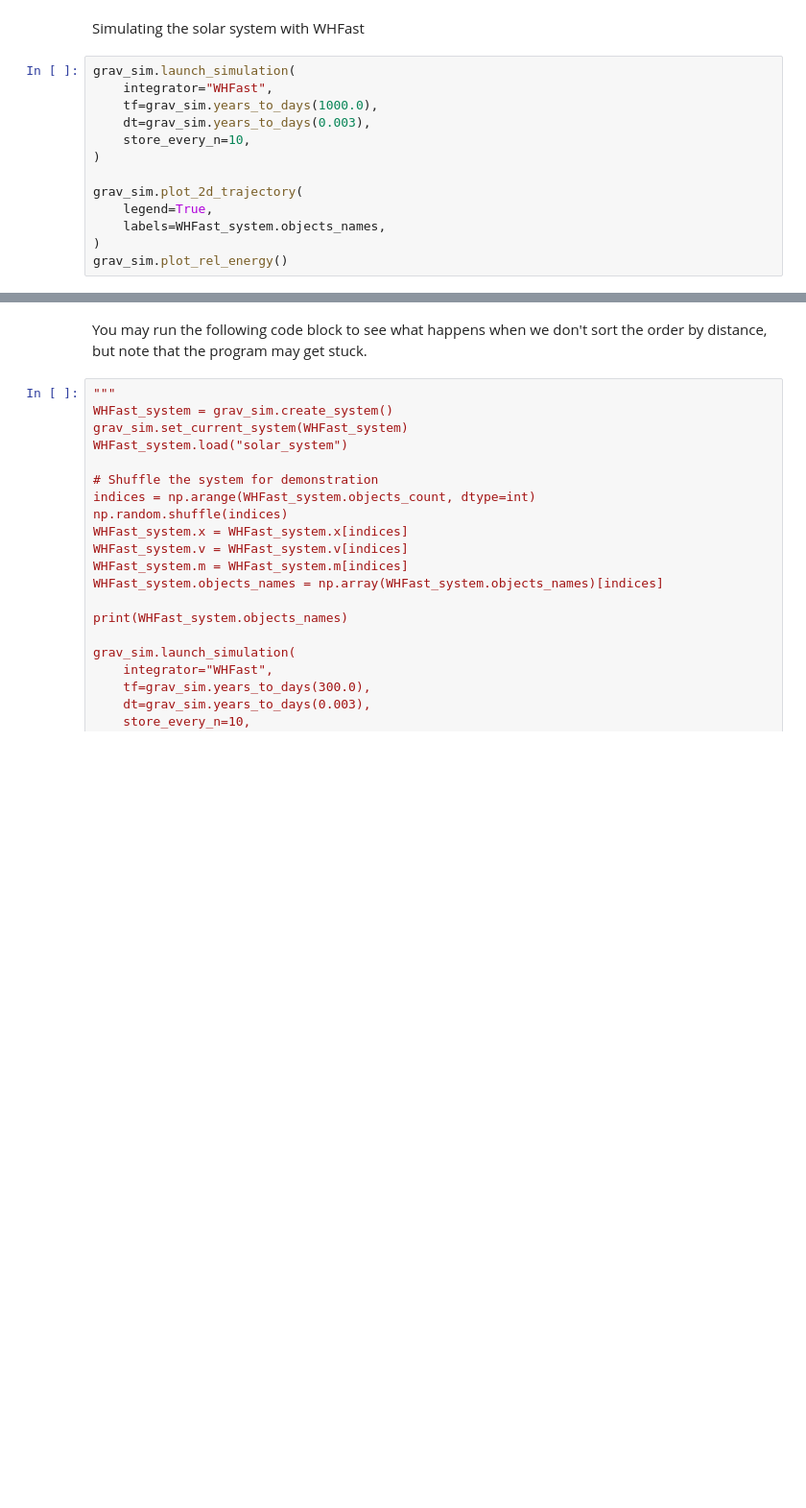
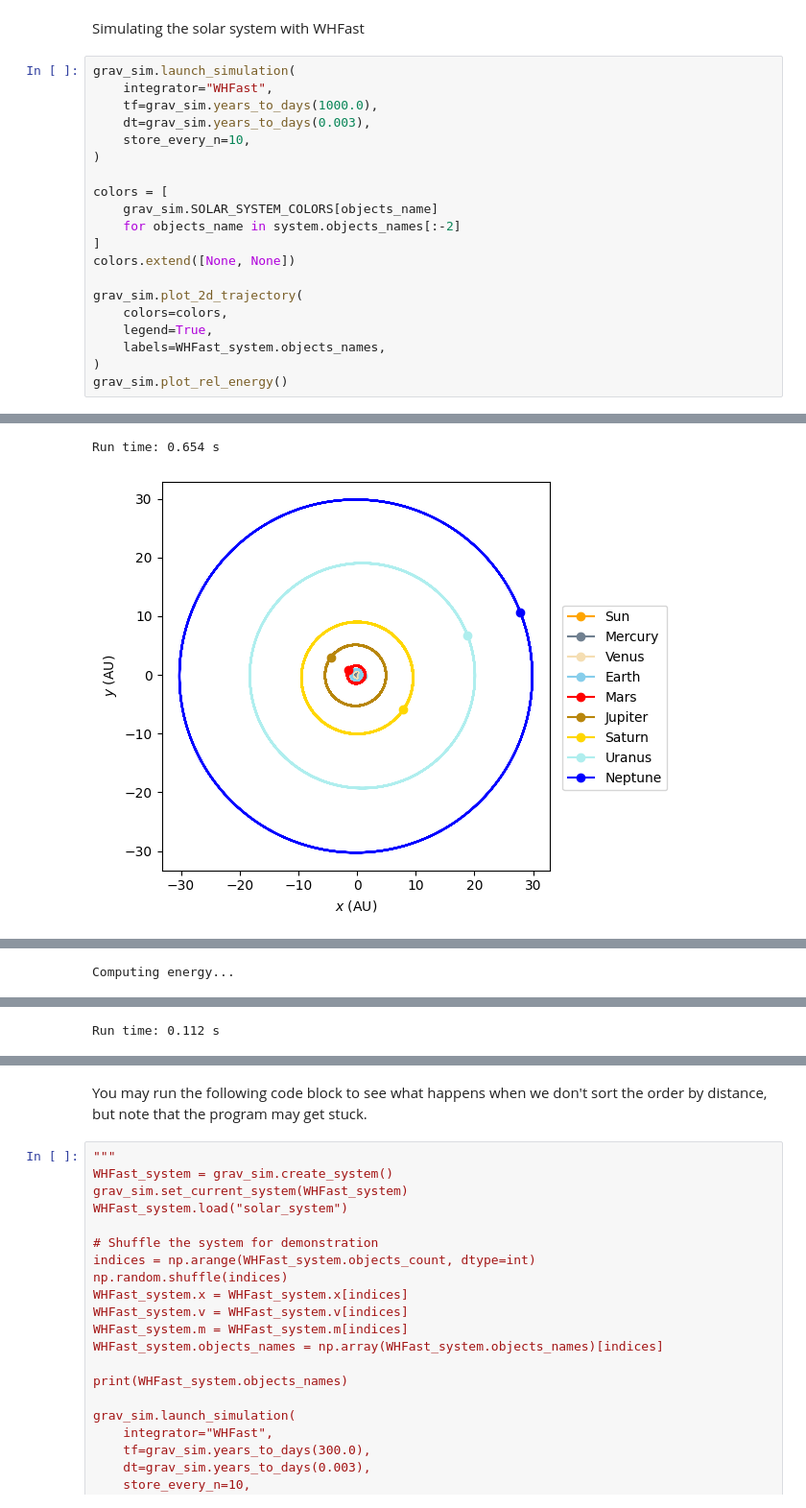
Before and after one commit to alvinng4/Gravity-Simulator, a Jupyter notebook: examples/tutorial.ipynb, the cells around one changed output, grey strips where cells are left out. Shown at 96% size. Drawn from its saved outputs; the diff is of its cells as text; blank space fills up the shorter version.

```diff
--- a/examples/tutorial.ipynb
+++ b/examples/tutorial.ipynb
@@ -238,8 +363,16 @@ grav_sim.launch_simulation(
     store_every_n=10,
 )
 
+colors = [
+    grav_sim.SOLAR_SYSTEM_COLORS[objects_name]
+    for objects_name in system.objects_names[:-2]
+]
+colors.extend([None, None])
+
 grav_sim.plot_2d_trajectory(
+    colors=colors,
     legend=True,
     labels=WHFast_system.objects_names,
 )
 grav_sim.plot_rel_energy()
+# %% [output]
@@ -245,0 +399,2 @@ grav_sim.plot_rel_energy()
+Run time: 0.654 s
+[figure, added]
@@ -245,0 +402 @@ grav_sim.plot_rel_energy()
+Computing energy...
@@ -245,0 +405 @@ grav_sim.plot_rel_energy()
+Run time: 0.112 s
```
Also changed, not shown: parts of 17 cells of this notebook, 5 other files.
